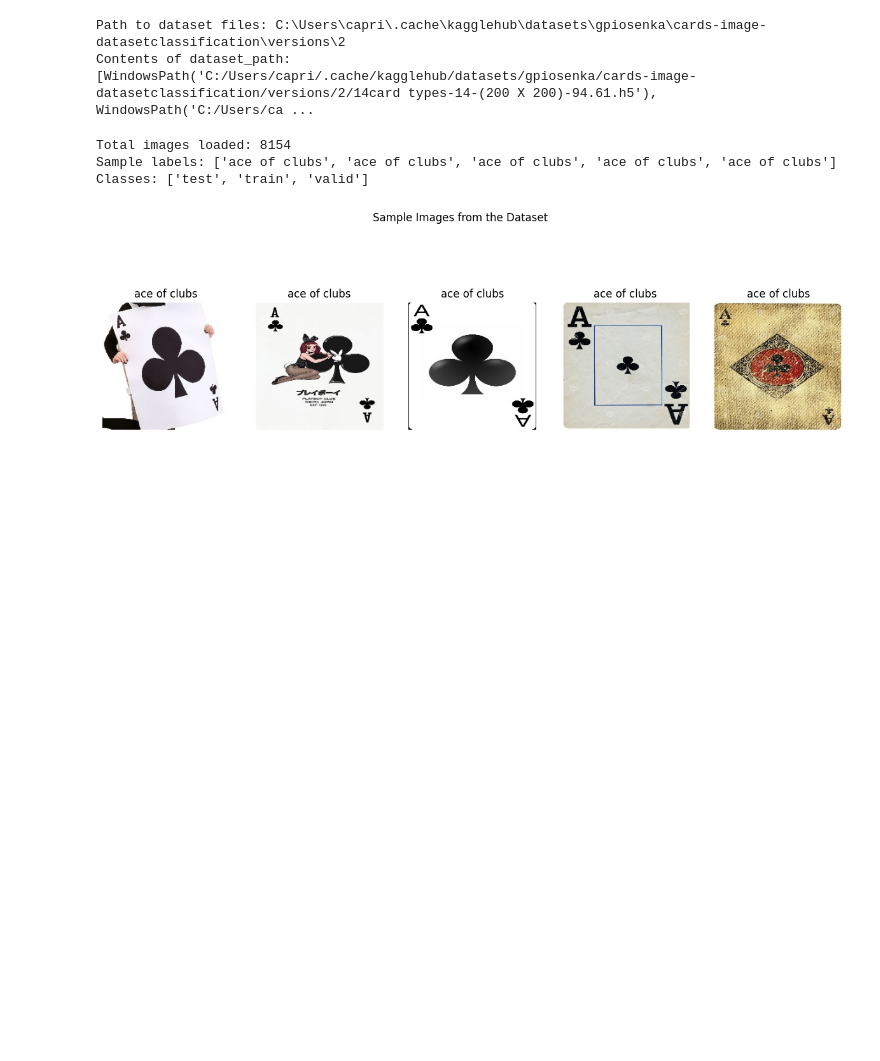
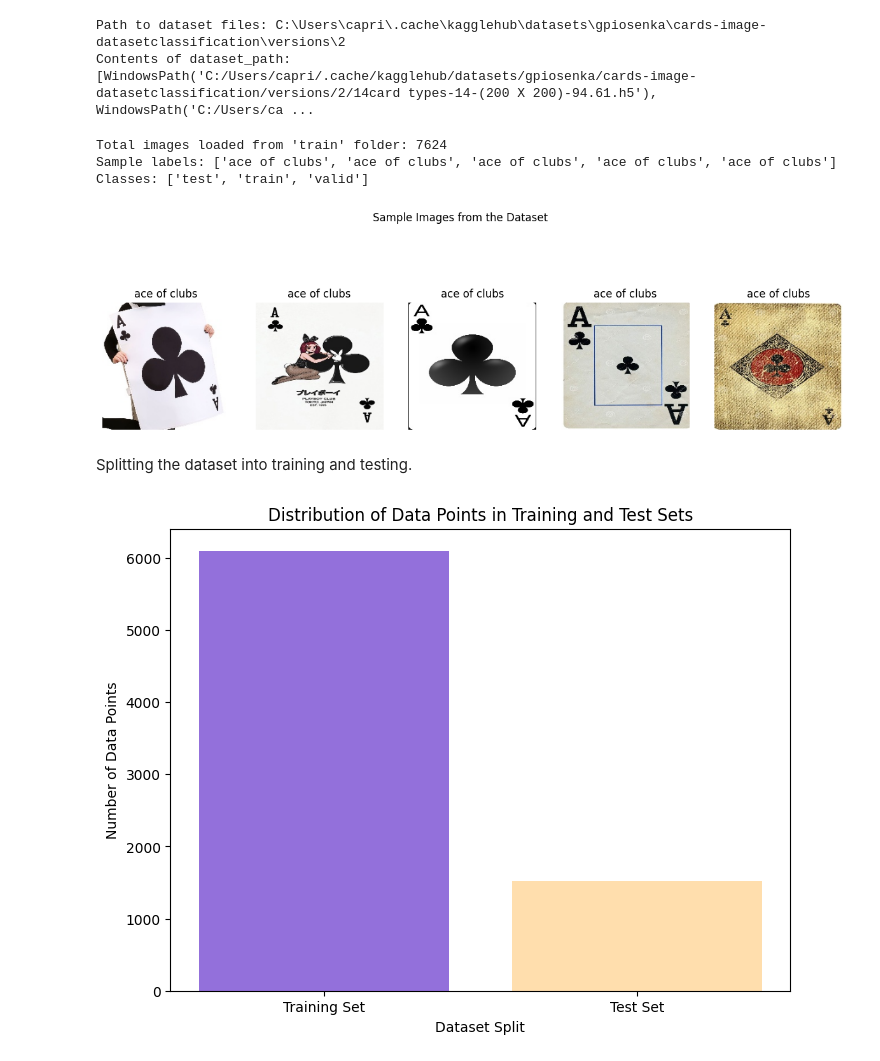
Before and after one commit to CraigPhayer/CS4287-CNN, a Jupyter notebook: CS4287-Assign2-21340633-21332967.ipynb, the cells around one changed output. Saved outputs shown, nothing was run; the diff lists cells and outputs as text; code cells hidden in the pictures; blank space fills up the shorter version.

Commit message:
Split dataset into training and testing.

```diff
--- a/CS4287-Assign2-21340633-21332967.ipynb
+++ b/CS4287-Assign2-21340633-21332967.ipynb
@@ -38,19 +37,19 @@ Contents of dataset_path: [WindowsPath('C:/Users/capri/.cache/kagglehub/datasets
 image_paths = []
 labels = []
 
-# Loop through train, test, and valid directories
-for split in ['train', 'test', 'valid']:
-    split_path = dataset_path / split
-    for class_folder in split_path.iterdir():
-        if class_folder.is_dir():
-            # Assigns the folder name as the label.
-            label = class_folder.name
-            for img_file in class_folder.glob("*.jpg"):
-                image_paths.append(img_file)
-                labels.append(label)
+# Only looping through the 'train' directory to gather images and labels.
+# We are using the train directory to both train and test our CNN.
+train_path = dataset_path / 'train'
+for class_folder in train_path.iterdir():
+    if class_folder.is_dir():
+        # Assigns the folder name as the label.
+        label = class_folder.name
+        for img_file in class_folder.glob("*.jpg"):
+            image_paths.append(img_file)
+            labels.append(label)
 
 # Prints total number of images loaded & displays first 5 labels.
-print(f"Total images loaded: {len(image_paths)}")
+print(f"Total images loaded from 'train' folder: {len(image_paths)}")
 print("Sample labels:", labels[:5])
 
 # Collects the names of all folders within the dataset path that represent the different classes, and prints the list of class names.
@@ -76,7 +75,34 @@ def display_sample_images(num_samples=5):
 
 display_sample_images(5)
 # %% [output]
-Total images loaded: 8154
+Total images loaded from 'train' folder: 7624
 Sample labels: ['ace of clubs', 'ace of clubs', 'ace of clubs', 'ace of clubs', 'ace of clubs']
 Classes: ['test', 'train', 'valid']
 [figure]
+# %% [markdown]
+Splitting the dataset into training and testing.
+# %%
+from sklearn.model_selection import train_test_split
+
+# Using test_train_split from sklearn to split dataset into training and testing.
+X_train, X_test, y_train, y_test = train_test_split(image_paths, labels, test_size=0.2, random_state=42)
+# %%
+# Visualising our training and testing sets.
+
+# Number of data points.
+training_data_count = len(y_train)
+testing_data_count = len(y_test)
+
+# Define categories and their counts.
+data_categories = ['Training Set', 'Test Set']
+data_counts = [training_data_count, testing_data_count]
+
+# Print the barchart.
+plt.figure(figsize=(8, 6))
+plt.bar(data_categories, data_counts, color=['mediumpurple', 'navajowhite'])
+plt.xlabel('Dataset Split')
+plt.ylabel('Number of Data Points')
+plt.title('Distribution of Data Points in Training and Test Sets')
+plt.show()
+# %% [output]
+[figure, added]
```
Also changed, not shown: parts of 1 cell of this notebook.
